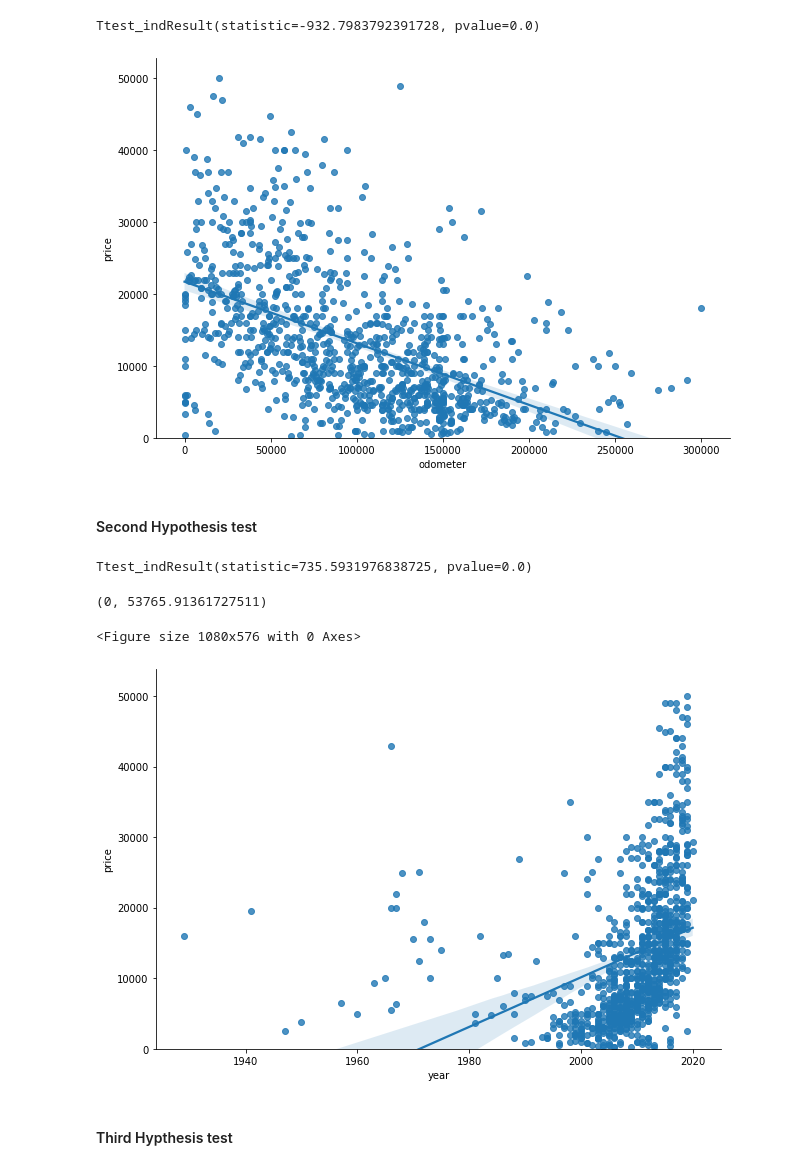
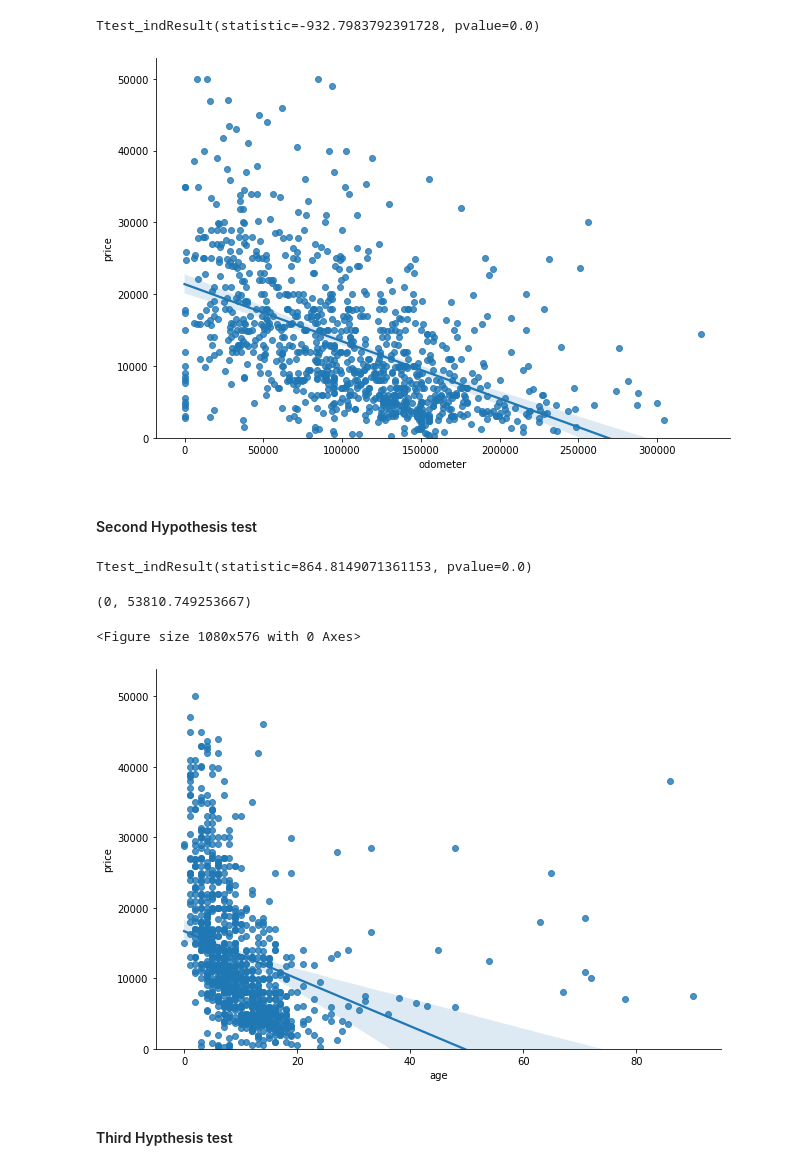
Before and after one commit to jagan-singh/Car-Price-Prediction, a Jupyter notebook: project.ipynb, the cells around one changed output. Saved outputs shown, nothing was run; the diff lists cells and outputs as text; code cells hidden in the pictures.

```diff
--- a/project.ipynb
+++ b/project.ipynb
@@ -182,6 +182,10 @@ paint_color     0.301451
 description     0.000005
 state           0.000000
 dtype: float64
+# %%
+# Creating age from year
+df['age'] = 2020 - df['year']
+df.drop(columns = 'year', inplace = True)
 # %% [markdown]
 ### Dummy Regression
 # %%
@@ -231,31 +235,31 @@ sample = df.sample(n = 1000)
 sns.lmplot('odometer', 'price', data=sample[['price','odometer']],height = 6, aspect = 1.5)
 plt.ylim(0, None);
 # %% [output]
-[figure, old version]
+[figure, new version]
 # %% [markdown]
 #### Second Hypothesis test
 # %%
-# Null Hypothesis: There is no significant relation between price and year of a car
-# Alt-Hypothesis: There is a significant relation between price and year.
+# Null Hypothesis: There is no significant relation between price and age of a car
+# Alt-Hypothesis: There is a significant relation between price and age.
 
-print(stats.ttest_ind(df['price'], df['year']))
+print(stats.ttest_ind(df['price'], df['age']))
 
 # Ttest_indResult(statistic=736.1846690665705, pvalue=0.0)
 
 # Reject Null Hypthesis
 # p-value << 0.05
-# There is a significant relation between price and year
+# There is a significant relation between price and age
 # %% [output]
-Ttest_indResult(statistic=735.5931976838725, pvalue=0.0)
+Ttest_indResult(statistic=864.8149071361153, pvalue=0.0)
 # %%
 sample = df.sample(n = 1000)
 plt.figure(figsize=(15,8))
-sns.lmplot('year', 'price', data=sample[['price','year']] ,height = 6, aspect = 1.5)
+sns.lmplot('age', 'price', data=sample[['price','age']] ,height = 6, aspect = 1.5)
 plt.ylim(0, None)
 # %% [output]
-(0, 53765.91361727511)
+(0, 53810.749253667)
 <Figure size 1080x576 with 0 Axes>
-[figure, old version]
+[figure, new version]
 # %% [markdown]
 #### Third Hypthesis test
 # %%
```
Also changed, not shown: parts of 48 cells of this notebook, 1 other file.
